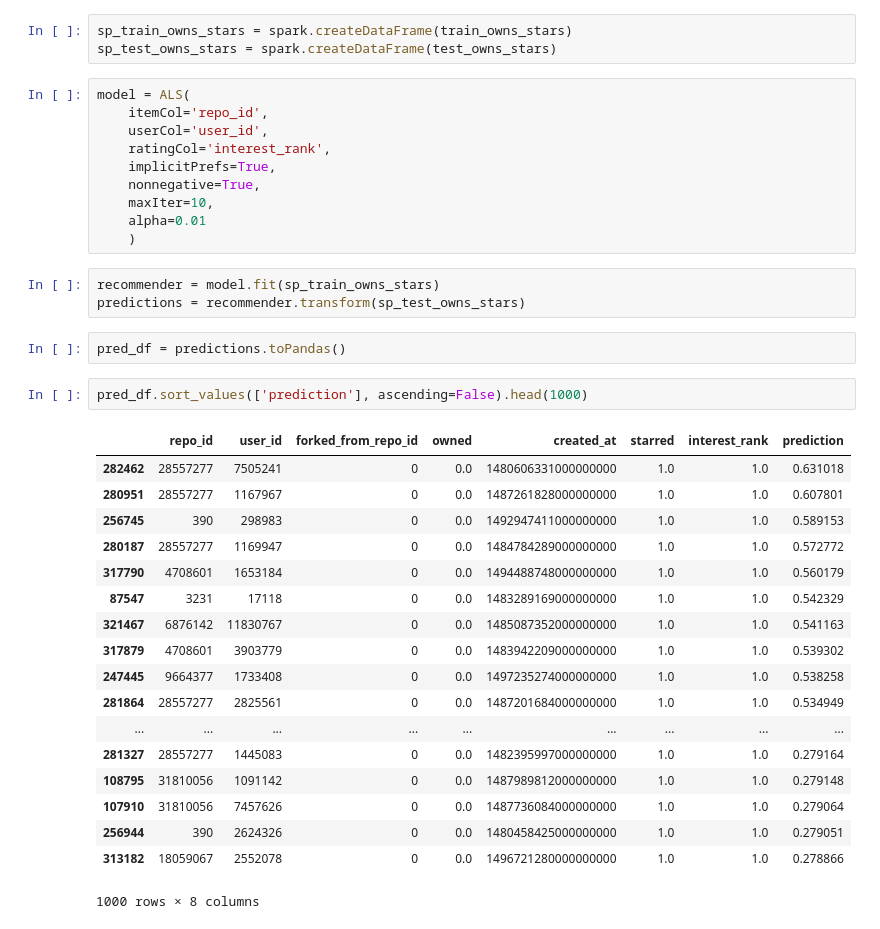
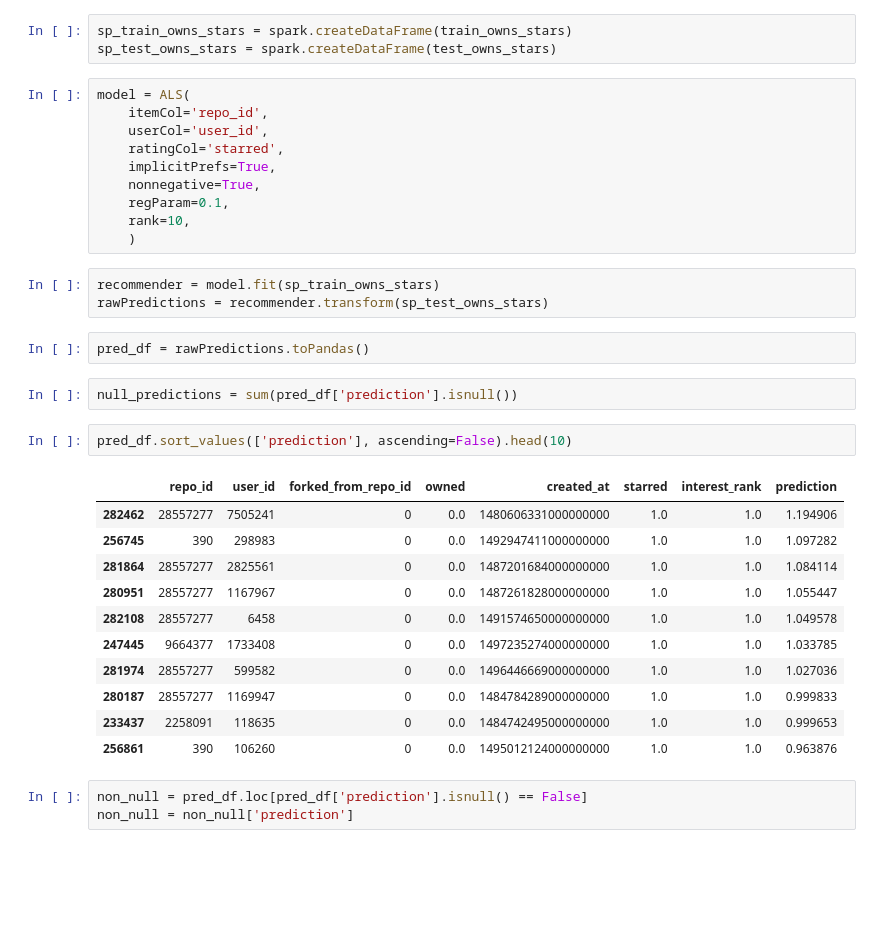
Before and after one commit to caitriggs/github-collaborator, a Jupyter notebook: ALS_modeling.ipynb, the cells around one changed output. Saved outputs shown, nothing was run; the diff lists cells and outputs as text; blank space fills up the shorter version.

```diff
--- a/ALS_modeling.ipynb
+++ b/ALS_modeling.ipynb
@@ -256,35 +265,33 @@ sp_test_owns_stars = spark.createDataFrame(test_owns_stars)
 model = ALS(
     itemCol='repo_id',
     userCol='user_id',
-    ratingCol='interest_rank',
+    ratingCol='starred',
     implicitPrefs=True,
     nonnegative=True,
-    maxIter=10,
-    alpha=0.01
+    regParam=0.1,
+    rank=10,
     )
 # %%
 recommender = model.fit(sp_train_owns_stars)
-predictions = recommender.transform(sp_test_owns_stars)
+rawPredictions = recommender.transform(sp_test_owns_stars)
 # %%
-pred_df = predictions.toPandas()
+pred_df = rawPredictions.toPandas()
+# %%
+null_predictions = sum(pred_df['prediction'].isnull())
 # %%
-pred_df.sort_values(['prediction'], ascending=False).head(1000)
+pred_df.sort_values(['prediction'], ascending=False).head(10)
 # %% [output]
 |  | repo_id | user_id | forked_from_repo_id | owned | created_at | starred | interest_rank | prediction |
-| 282462 | 28557277 | 7505241 | 0 | 0.0 | 1480606331000000000 | 1.0 | 1.0 | 0.631018 |
-| 280951 | 28557277 | 1167967 | 0 | 0.0 | 1487261828000000000 | 1.0 | 1.0 | 0.607801 |
-| 256745 | 390 | 298983 | 0 | 0.0 | 1492947411000000000 | 1.0 | 1.0 | 0.589153 |
-| 280187 | 28557277 | 1169947 | 0 | 0.0 | 1484784289000000000 | 1.0 | 1.0 | 0.572772 |
-| 317790 | 4708601 | 1653184 | 0 | 0.0 | 1494488748000000000 | 1.0 | 1.0 | 0.560179 |
-| 87547 | 3231 | 17118 | 0 | 0.0 | 1483289169000000000 | 1.0 | 1.0 | 0.542329 |
-| 321467 | 6876142 | 11830767 | 0 | 0.0 | 1485087352000000000 | 1.0 | 1.0 | 0.541163 |
-| 317879 | 4708601 | 3903779 | 0 | 0.0 | 1483942209000000000 | 1.0 | 1.0 | 0.539302 |
-| 247445 | 9664377 | 1733408 | 0 | 0.0 | 1497235274000000000 | 1.0 | 1.0 | 0.538258 |
-| 281864 | 28557277 | 2825561 | 0 | 0.0 | 1487201684000000000 | 1.0 | 1.0 | 0.534949 |
-| ... | ... | ... | ... | ... | ... | ... | ... | ... |
-| 281327 | 28557277 | 1445083 | 0 | 0.0 | 1482395997000000000 | 1.0 | 1.0 | 0.279164 |
-| 108795 | 31810056 | 1091142 | 0 | 0.0 | 1487989812000000000 | 1.0 | 1.0 | 0.279148 |
-| 107910 | 31810056 | 7457626 | 0 | 0.0 | 1487736084000000000 | 1.0 | 1.0 | 0.279064 |
-| 256944 | 390 | 2624326 | 0 | 0.0 | 1480458425000000000 | 1.0 | 1.0 | 0.279051 |
-| 313182 | 18059067 | 2552078 | 0 | 0.0 | 1496721280000000000 | 1.0 | 1.0 | 0.278866 |
+| 282462 | 28557277 | 7505241 | 0 | 0.0 | 1480606331000000000 | 1.0 | 1.0 | 1.194906 |
+| 256745 | 390 | 298983 | 0 | 0.0 | 1492947411000000000 | 1.0 | 1.0 | 1.097282 |
+| 281864 | 28557277 | 2825561 | 0 | 0.0 | 1487201684000000000 | 1.0 | 1.0 | 1.084114 |
+| 280951 | 28557277 | 1167967 | 0 | 0.0 | 1487261828000000000 | 1.0 | 1.0 | 1.055447 |
+| 282108 | 28557277 | 6458 | 0 | 0.0 | 1491574650000000000 | 1.0 | 1.0 | 1.049578 |
+| 247445 | 9664377 | 1733408 | 0 | 0.0 | 1497235274000000000 | 1.0 | 1.0 | 1.033785 |
+| 281974 | 28557277 | 599582 | 0 | 0.0 | 1496446669000000000 | 1.0 | 1.0 | 1.027036 |
+| 280187 | 28557277 | 1169947 | 0 | 0.0 | 1484784289000000000 | 1.0 | 1.0 | 0.999833 |
+| 233437 | 2258091 | 118635 | 0 | 0.0 | 1484742495000000000 | 1.0 | 1.0 | 0.999653 |
+| 256861 | 390 | 106260 | 0 | 0.0 | 1495012124000000000 | 1.0 | 1.0 | 0.963876 |
-1000 rows × 8 columns
+# %%
+non_null = pred_df.loc[pred_df['prediction'].isnull() == False]
+non_null = non_null['prediction']
```
Also changed, not shown: parts of 15 cells of this notebook.
